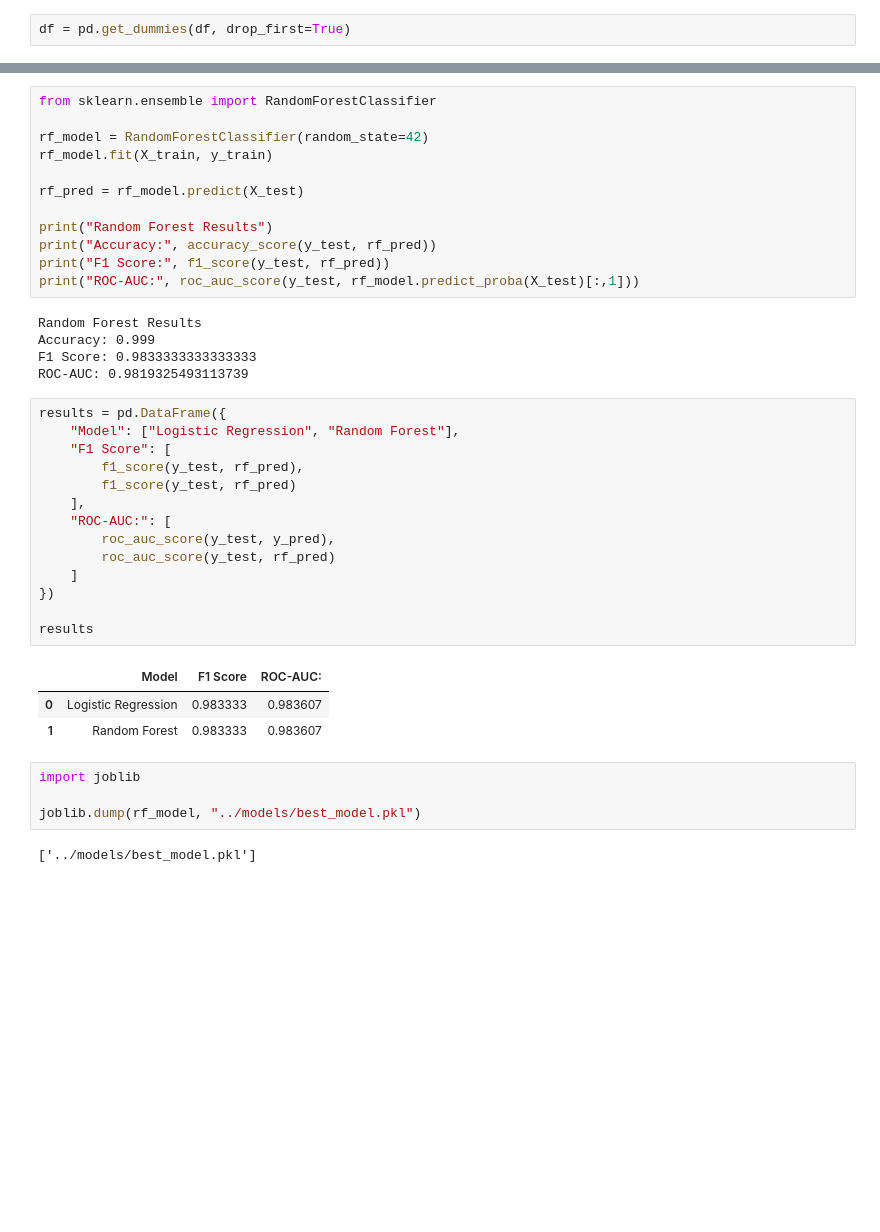
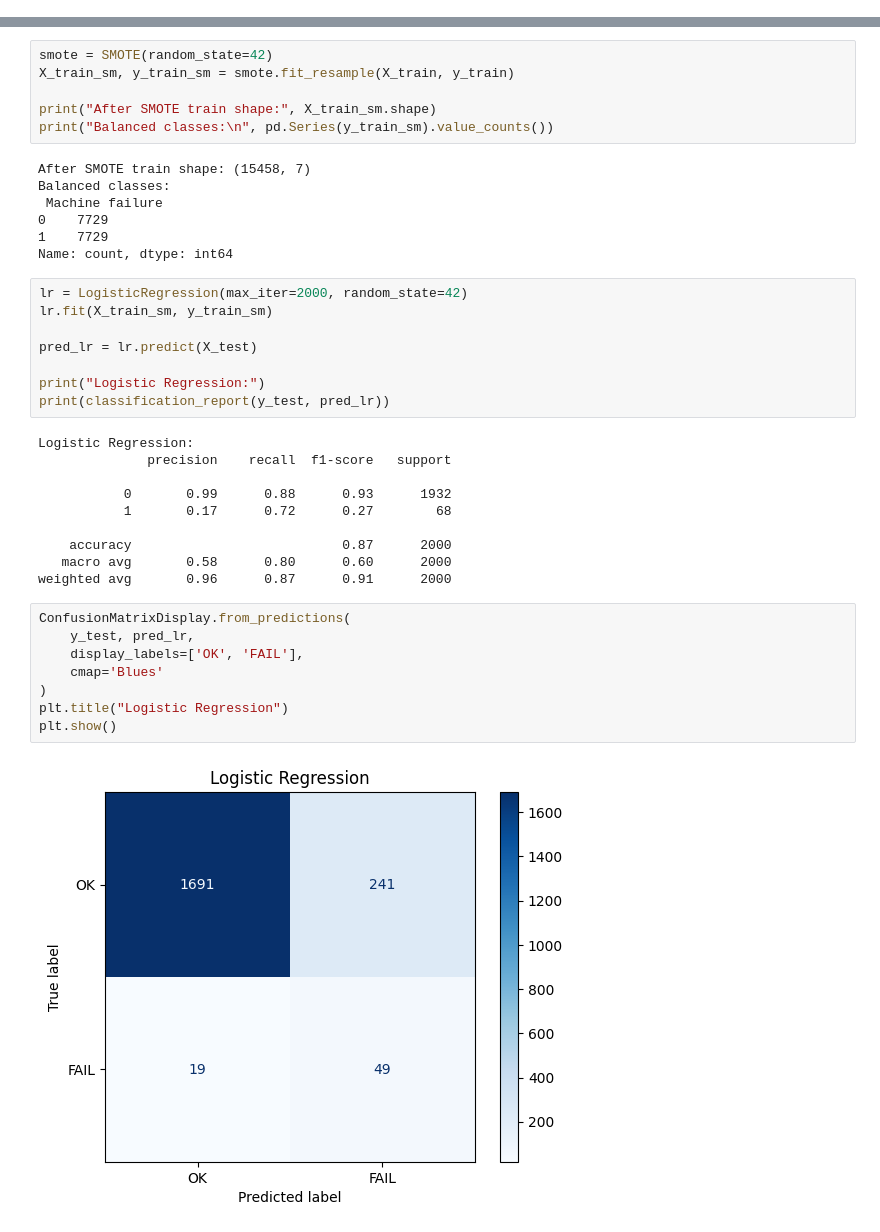
Before and after one commit to ashu284/FactoryGuard-AI, a Jupyter notebook: notebooks/02_baseline_model.ipynb, the cells around one changed output, grey strips where cells are left out. Cells and saved outputs as stored; diff of their text form; blank space fills up the shorter version.

Commit message:
Initial commit: EDA, baseline model, temporal features

```diff
--- a/notebooks/02_baseline_model.ipynb
+++ b/notebooks/02_baseline_model.ipynb
@@ -47,2 +38,0 @@ df = df.drop(["Product ID", "UDI"], axis=1)
-# %%
-df = pd.get_dummies(df, drop_first=True)
@@ -105,41 +70,41 @@ ROC-AUC: 0.9849001090641618
 # %%
-from sklearn.ensemble import RandomForestClassifier
+smote = SMOTE(random_state=42)
+X_train_sm, y_train_sm = smote.fit_resample(X_train, y_train)
 
-rf_model = RandomForestClassifier(random_state=42)
-rf_model.fit(X_train, y_train)
-
-rf_pred = rf_model.predict(X_test)
-
-print("Random Forest Results")
-print("Accuracy:", accuracy_score(y_test, rf_pred))
-print("F1 Score:", f1_score(y_test, rf_pred))
-print("ROC-AUC:", roc_auc_score(y_test, rf_model.predict_proba(X_test)[:,1]))
+print("After SMOTE train shape:", X_train_sm.shape)
+print("Balanced classes:\n", pd.Series(y_train_sm).value_counts())
 # %% [output]
-Random Forest Results
-Accuracy: 0.999
-F1 Score: 0.9833333333333333
-ROC-AUC: 0.9819325493113739
+After SMOTE train shape: (15458, 7)
+Balanced classes:
+ Machine failure
+0    7729
+1    7729
+Name: count, dtype: int64
 # %%
-results = pd.DataFrame({
-    "Model": ["Logistic Regression", "Random Forest"],
-    "F1 Score": [
-        f1_score(y_test, rf_pred),
-        f1_score(y_test, rf_pred)
-    ],
-    "ROC-AUC:": [
-        roc_auc_score(y_test, y_pred),
-        roc_auc_score(y_test, rf_pred)
-    ]
-})
+lr = LogisticRegression(max_iter=2000, random_state=42)
+lr.fit(X_train_sm, y_train_sm)
 
-results
+pred_lr = lr.predict(X_test)
+
+print("Logistic Regression:")
+print(classification_report(y_test, pred_lr))
 # %% [output]
-|  | Model | F1 Score | ROC-AUC: |
-| 0 | Logistic Regression | 0.983333 | 0.983607 |
-| 1 | Random Forest | 0.983333 | 0.983607 |
+Logistic Regression:
+              precision    recall  f1-score   support
+
+           0       0.99      0.88      0.93      1932
+           1       0.17      0.72      0.27        68
+
+    accuracy                           0.87      2000
+   macro avg       0.58      0.80      0.60      2000
+weighted avg       0.96      0.87      0.91      2000
 # %%
-import joblib
-
-joblib.dump(rf_model, "../models/best_model.pkl")
+ConfusionMatrixDisplay.from_predictions(
+    y_test, pred_lr,
+    display_labels=['OK', 'FAIL'],
+    cmap='Blues'
+)
+plt.title("Logistic Regression")
+plt.show()
 # %% [output]
-['../models/best_model.pkl']
+[figure, added]
```
Also changed, not shown: parts of 16 cells of this notebook, 7 other files.
